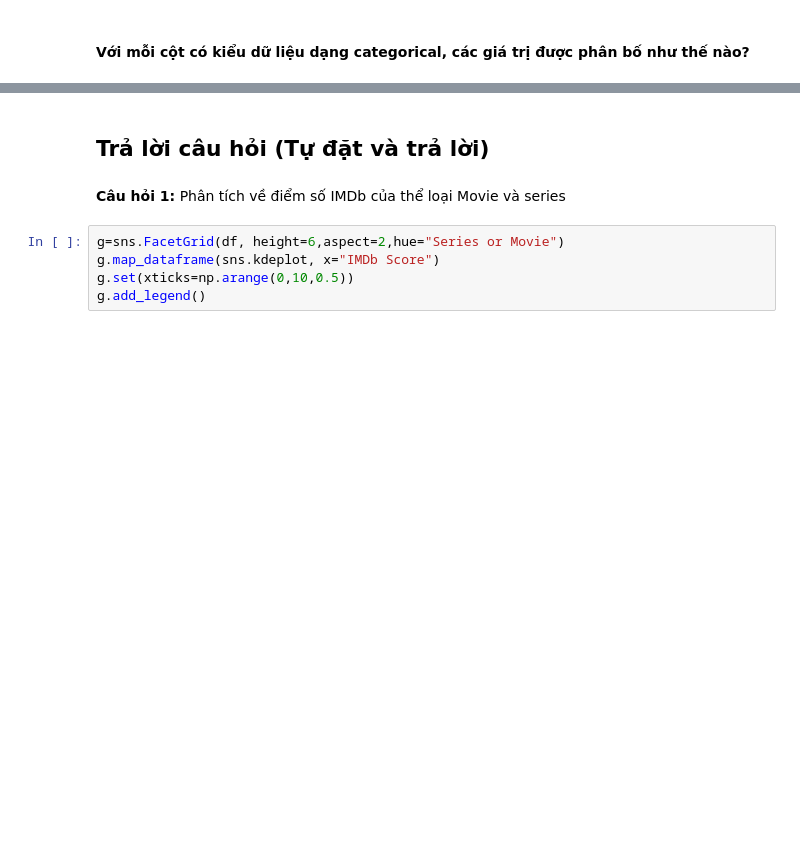
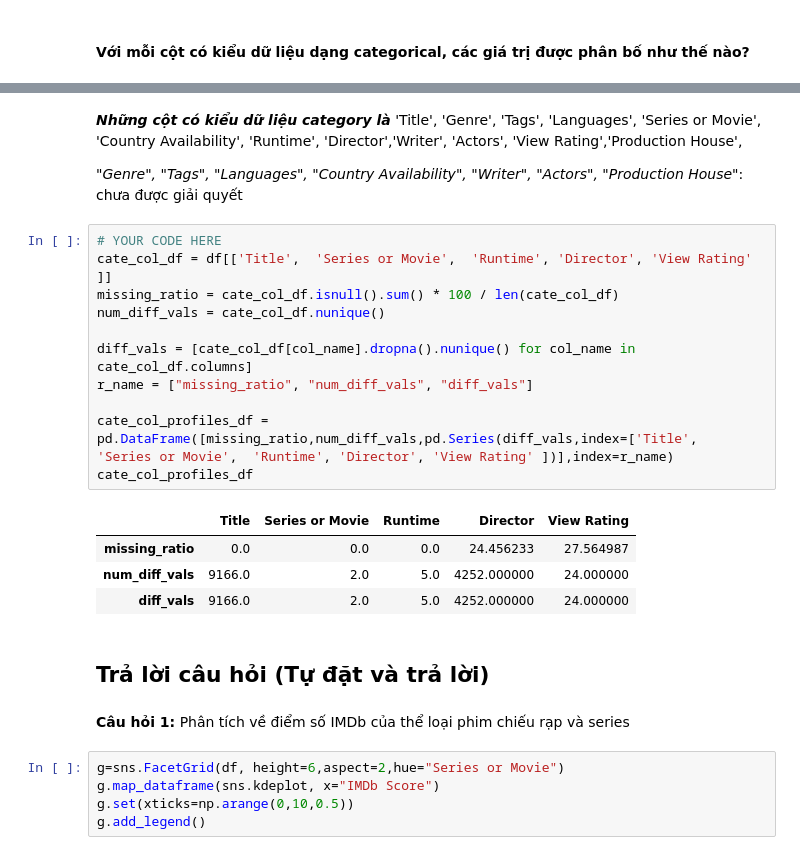
Before and after one commit to VienHaiYen/Netflix-dataset-2021, a Jupyter notebook: main.ipynb, the cells around one changed output, grey strips where cells are left out. Saved outputs shown, nothing was run; the diff lists cells and outputs as text; blank space fills up the shorter version.

```diff
--- a/main.ipynb
+++ b/main.ipynb
@@ -265,7 +217,28 @@ cate_col_profiles_df
+# %% [markdown]
+***Những cột có kiểu dữ liệu category là***
+'Title', 'Genre', 'Tags', 'Languages', 'Series or Movie', 'Country Availability', 'Runtime', 'Director','Writer', 'Actors', 'View Rating','Production House',
+
+*"Genre", "Tags", "Languages", "Country Availability", "Writer", "Actors", "Production House"*: chưa được giải quyết
+# %%
+# YOUR CODE HERE
+cate_col_df = df[['Title',  'Series or Movie',  'Runtime', 'Director', 'View Rating' ]]
+missing_ratio = cate_col_df.isnull().sum() * 100 / len(cate_col_df)
+num_diff_vals = cate_col_df.nunique()
+
+diff_vals = [cate_col_df[col_name].dropna().nunique() for col_name in cate_col_df.columns]
+r_name = ["missing_ratio", "num_diff_vals", "diff_vals"]
+
+cate_col_profiles_df = pd.DataFrame([missing_ratio,num_diff_vals,pd.Series(diff_vals,index=['Title',  'Series or Movie',  'Runtime', 'Director', 'View Rating' ])],index=r_name)
+cate_col_profiles_df
+# %% [output]
+|  | Title | Series or Movie | Runtime | Director | View Rating |
+| missing_ratio | 0.0 | 0.0 | 0.0 | 24.456233 | 27.564987 |
+| num_diff_vals | 9166.0 | 2.0 | 5.0 | 4252.000000 | 24.000000 |
+| diff_vals | 9166.0 | 2.0 | 5.0 | 4252.000000 | 24.000000 |
 # %% [markdown]
-## **Trả lời câu hỏi (Tự đặt và trả lời)**
+## Trả lời câu hỏi (Tự đặt và trả lời)
 # %% [markdown]
-**Câu hỏi 1:** Phân tích về điểm số IMDb của thể loại Movie và series
+**Câu hỏi 1:** Phân tích về điểm số IMDb của thể loại phim chiếu rạp và series
 # %%
 g=sns.FacetGrid(df, height=6,aspect=2,hue="Series or Movie")
 g.map_dataframe(sns.kdeplot, x="IMDb Score")
```
Also changed, not shown: parts of 26 cells of this notebook, 1 other file.
